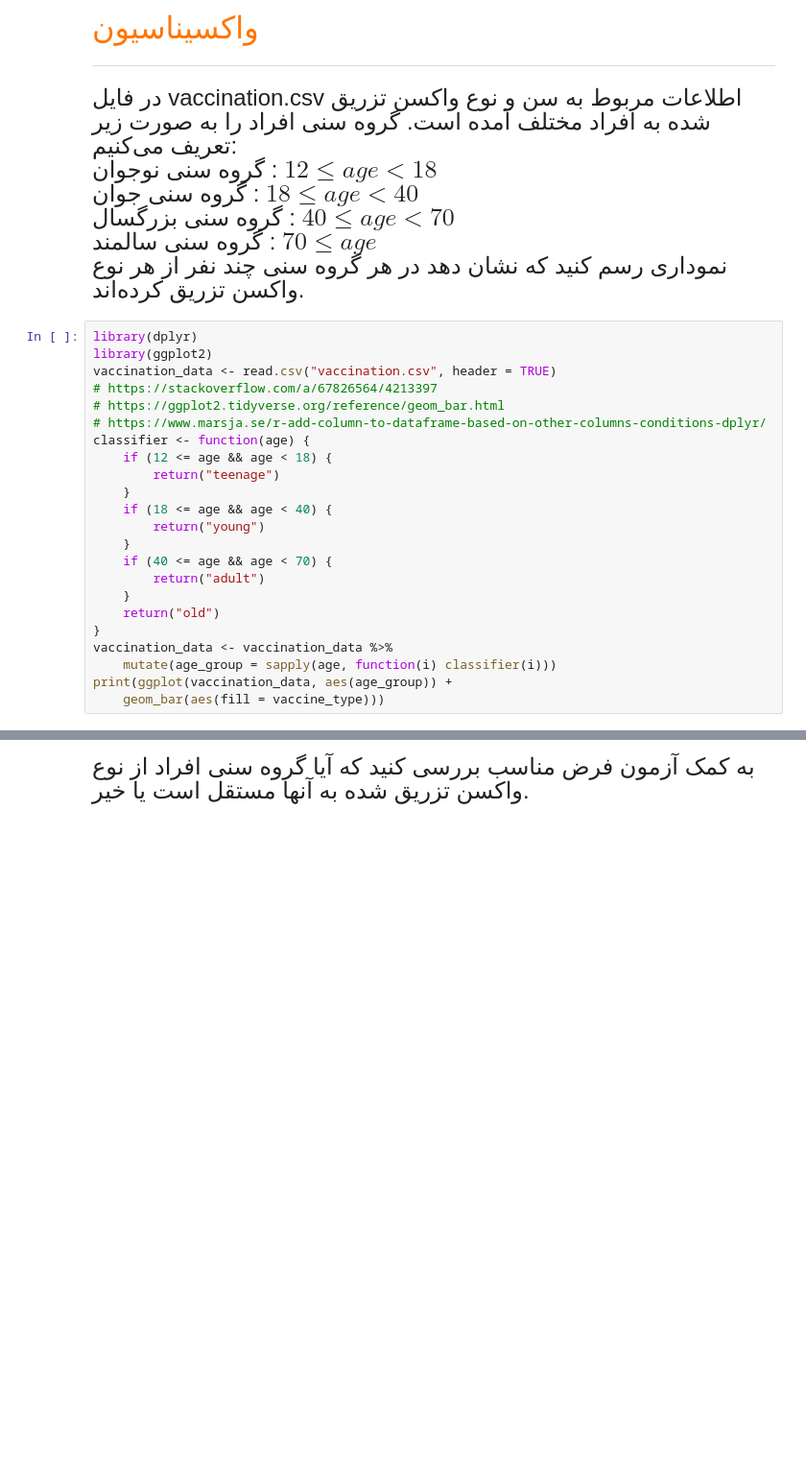
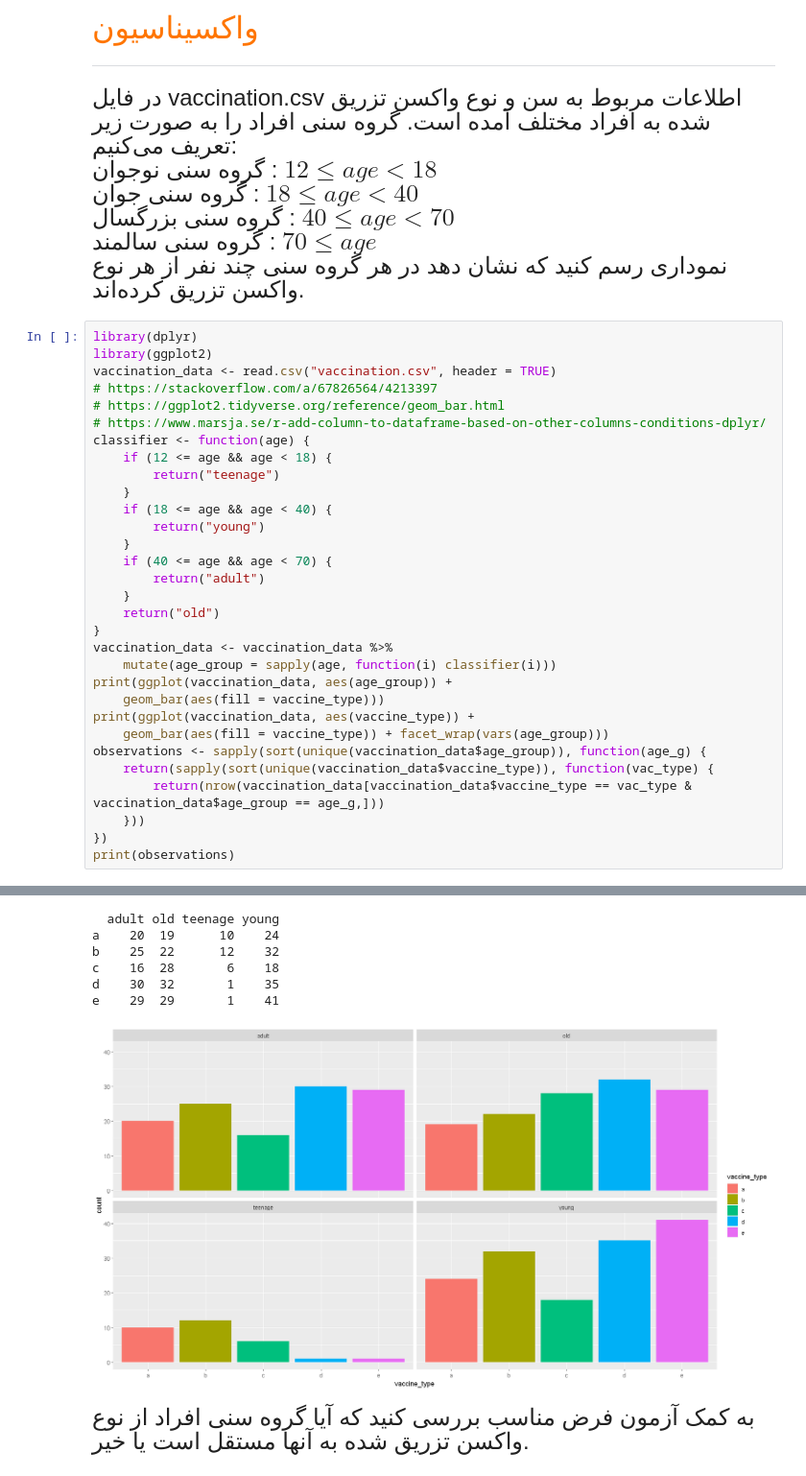
Before and after one commit to HirbodBehnam/EPS-Assignments, a Jupyter notebook: 4/Practical/HW4_Pr.ipynb, the cells around one changed output, grey strips where cells are left out. Shown at 96% size. Cells and saved outputs as stored; diff of their text form; blank space fills up the shorter version.

```diff
--- a/4/Practical/HW4_Pr.ipynb
+++ b/4/Practical/HW4_Pr.ipynb
@@ -112,33 +156,48 @@ vaccination_data <- read.csv("vaccination.csv", header = TRUE)
 # https://www.marsja.se/r-add-column-to-dataframe-based-on-other-columns-conditions-dplyr/
 classifier <- function(age) {
     if (12 <= age && age < 18) {
         return("teenage")
     }
     if (18 <= age && age < 40) {
         return("young")
     }
     if (40 <= age && age < 70) {
         return("adult")
     }
     return("old")
 }
 vaccination_data <- vaccination_data %>%
     mutate(age_group = sapply(age, function(i) classifier(i)))
 print(ggplot(vaccination_data, aes(age_group)) +
     geom_bar(aes(fill = vaccine_type)))
+print(ggplot(vaccination_data, aes(vaccine_type)) +
+    geom_bar(aes(fill = vaccine_type)) + facet_wrap(vars(age_group)))
+observations <- sapply(sort(unique(vaccination_data$age_group)), function(age_g) {
+    return(sapply(sort(unique(vaccination_data$vaccine_type)), function(vac_type) {
+        return(nrow(vaccination_data[vaccination_data$vaccine_type == vac_type & vaccination_data$age_group == age_g,]))
+    }))
+})
+print(observations)
 # %% [output]
 Attaching package: 'dplyr'
 
 
 The following objects are masked from 'package:stats':
 
     filter, lag
 
 
 The following objects are masked from 'package:base':
 
     intersect, setdiff, setequal, union
 [figure]
+  adult old teenage young
+a    20  19      10    24
+b    25  22      12    32
+c    16  28       6    18
+d    30  32       1    35
+e    29  29       1    41
+[figure, added]
 # %% [markdown]
 <div dir = "rtl" style="direction:rtl;line-height:300%;">
 	<font face="XB Zar" size=5>
```
Also changed, not shown: parts of 9 cells of this notebook, 2 other files.
